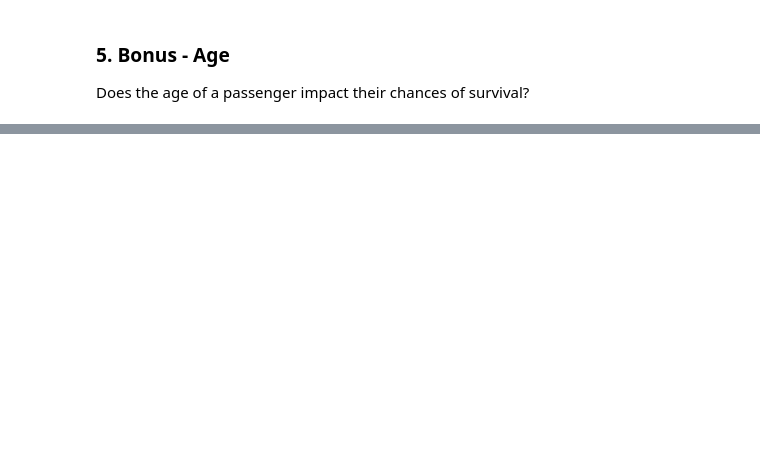
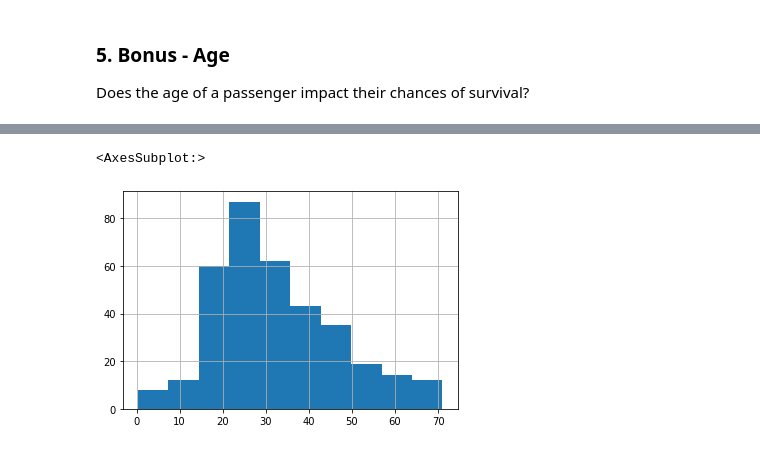
Before and after one commit to code4journalism/logistic-regression-titanic-and-coaches-team_priara, a Jupyter notebook: logistic-regression-titanic.ipynb, the cells around one changed output, grey strips where cells are left out. Cells and saved outputs as stored; diff of their text form; code cells hidden in the pictures; blank space fills up the shorter version.

```diff
--- a/logistic-regression-titanic.ipynb
+++ b/logistic-regression-titanic.ipynb
@@ -248,0 +267,5 @@ Does the age of a passenger impact their chances of survival?
+# %%
+died['age'].hist()
+# %% [output]
+<AxesSubplot:>
+[figure, added]
```
Also changed, not shown: parts of 10 cells of this notebook.
